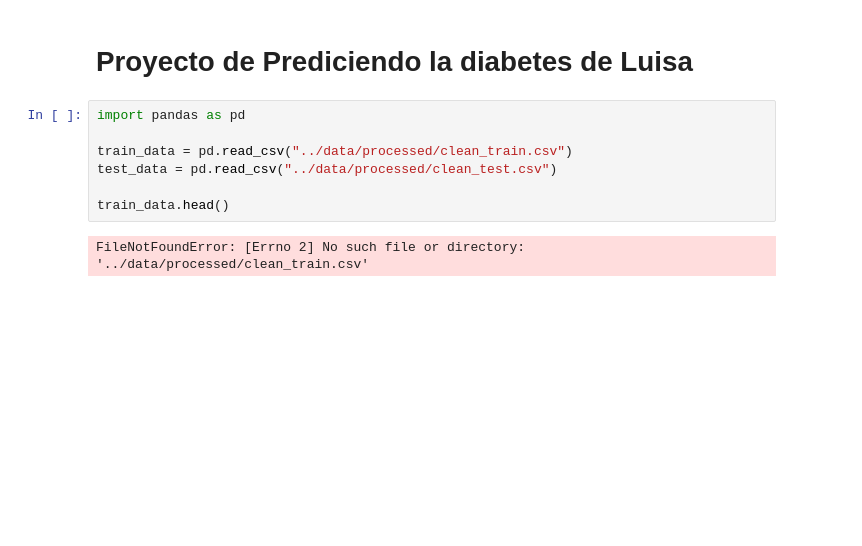
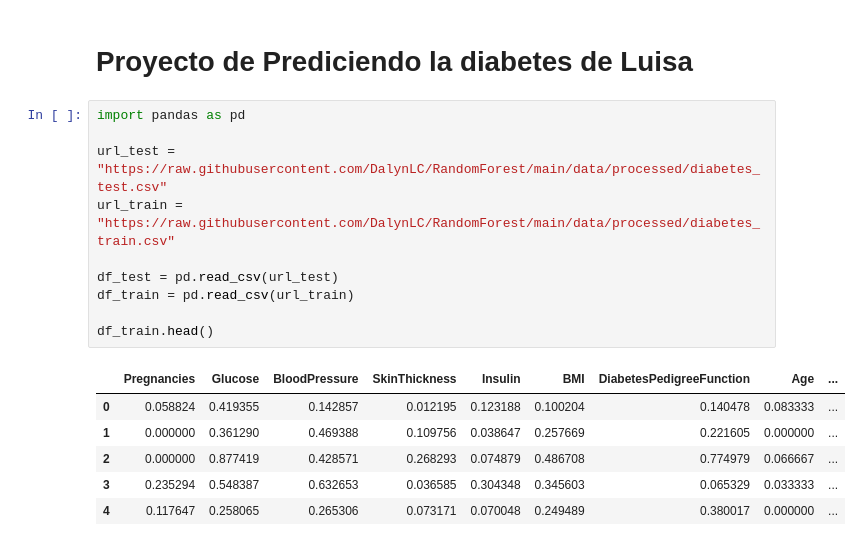
Before and after one commit to lmgarciag02/RANDOM-FOREST, a Jupyter notebook: src/explore.ipynb, the cells around one changed output. Drawn from its saved outputs; the diff is of its cells as text; blank space fills up the shorter version.

```diff
--- a/src/explore.ipynb
+++ b/src/explore.ipynb
@@ -1,11 +1,19 @@
 # %% [markdown]
 # Proyecto de Prediciendo la diabetes de Luisa
-# %%
-import pandas as pd
-
-train_data = pd.read_csv("../data/processed/clean_train.csv")
-test_data = pd.read_csv("../data/processed/clean_test.csv")
-
-train_data.head()
-# %% [output]
-FileNotFoundError: [Errno 2] No such file or directory: '../data/processed/clean_train.csv'
+# %%
+import pandas as pd
+
+url_test = "https://raw.githubusercontent.com/DalynLC/RandomForest/main/data/processed/diabetes_test.csv"
+url_train = "https://raw.githubusercontent.com/DalynLC/RandomForest/main/data/processed/diabetes_train.csv"
+
+df_test = pd.read_csv(url_test)
+df_train = pd.read_csv(url_train)
+
+df_train.head()
+# %% [output]
+|  | Pregnancies | Glucose | BloodPressure | SkinThickness | Insulin | BMI | DiabetesPedigreeFunction | Age | ... |
+| 0 | 0.058824 | 0.419355 | 0.142857 | 0.012195 | 0.123188 | 0.100204 | 0.140478 | 0.083333 | ... |
+| 1 | 0.000000 | 0.361290 | 0.469388 | 0.109756 | 0.038647 | 0.257669 | 0.221605 | 0.000000 | ... |
+| 2 | 0.000000 | 0.877419 | 0.428571 | 0.268293 | 0.074879 | 0.486708 | 0.774979 | 0.066667 | ... |
+| 3 | 0.235294 | 0.548387 | 0.632653 | 0.036585 | 0.304348 | 0.345603 | 0.065329 | 0.033333 | ... |
+| 4 | 0.117647 | 0.258065 | 0.265306 | 0.073171 | 0.070048 | 0.249489 | 0.380017 | 0.000000 | ... |
```
Also changed, not shown: parts of 13 cells of this notebook, 1 other file.
